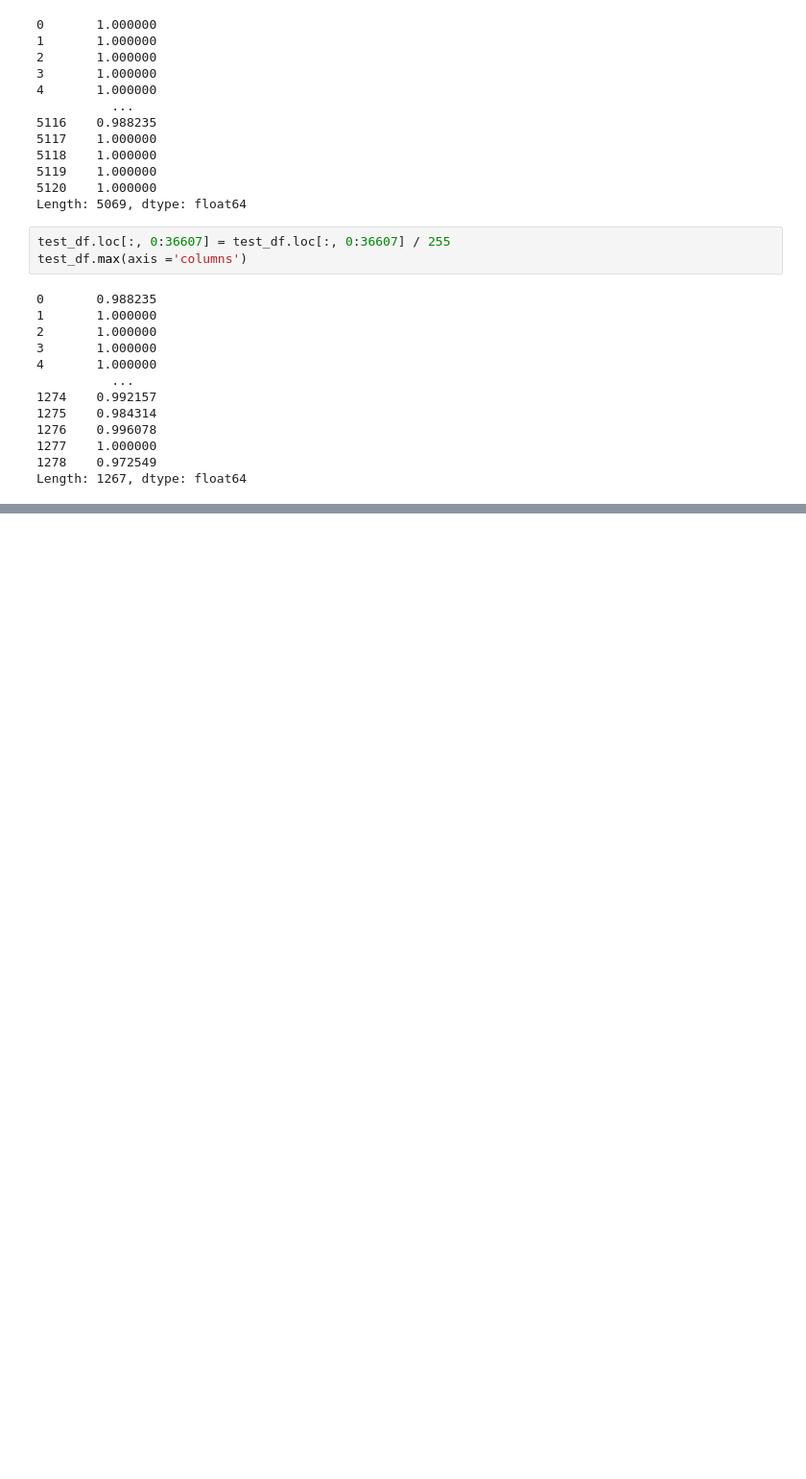
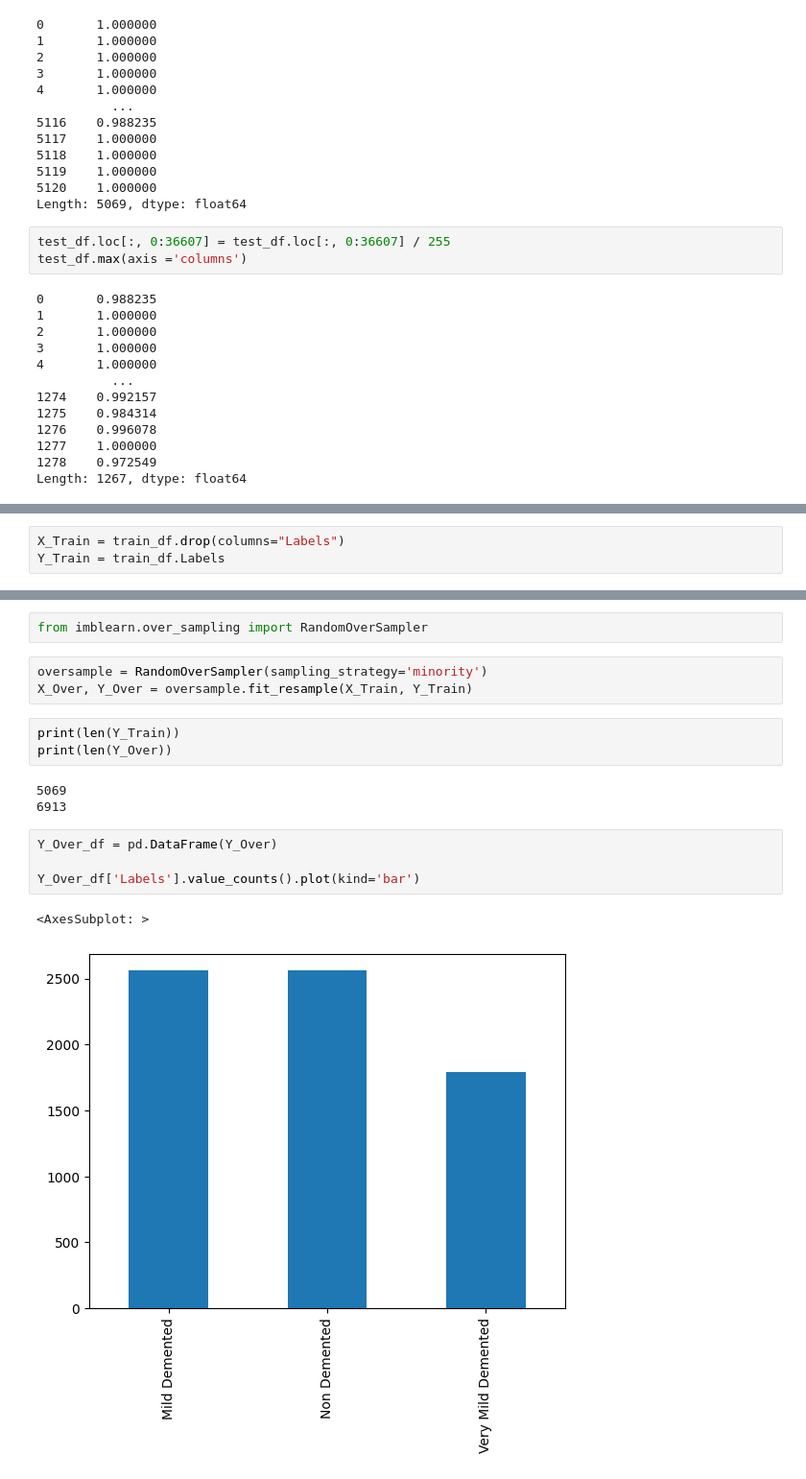
Before and after one commit to bigyambat/TRGN515_ML_Project, a Jupyter notebook: ML.ipynb, the cells around one changed output, grey strips where cells are left out. Shown: that part at 96% size. Cells and saved outputs as stored; diff of their text form; blank space fills up the shorter version.

```diff
--- a/ML.ipynb
+++ b/ML.ipynb
@@ -303,0 +311,3 @@ Length: 1267, dtype: float64
+# %%
+X_Train = train_df.drop(columns="Labels")
+Y_Train = train_df.Labels
@@ -305,0 +395,18 @@ Length: 1267, dtype: float64
+# %%
+from imblearn.over_sampling import RandomOverSampler
+# %%
+oversample = RandomOverSampler(sampling_strategy='minority')
+X_Over, Y_Over = oversample.fit_resample(X_Train, Y_Train)
+# %%
+print(len(Y_Train))
+print(len(Y_Over))
+# %% [output]
+5069
+6913
+# %%
+Y_Over_df = pd.DataFrame(Y_Over)
+
+Y_Over_df['Labels'].value_counts().plot(kind='bar')
+# %% [output]
+<AxesSubplot: >
+[figure, added]
```
Also changed, not shown: parts of 23 cells of this notebook.
